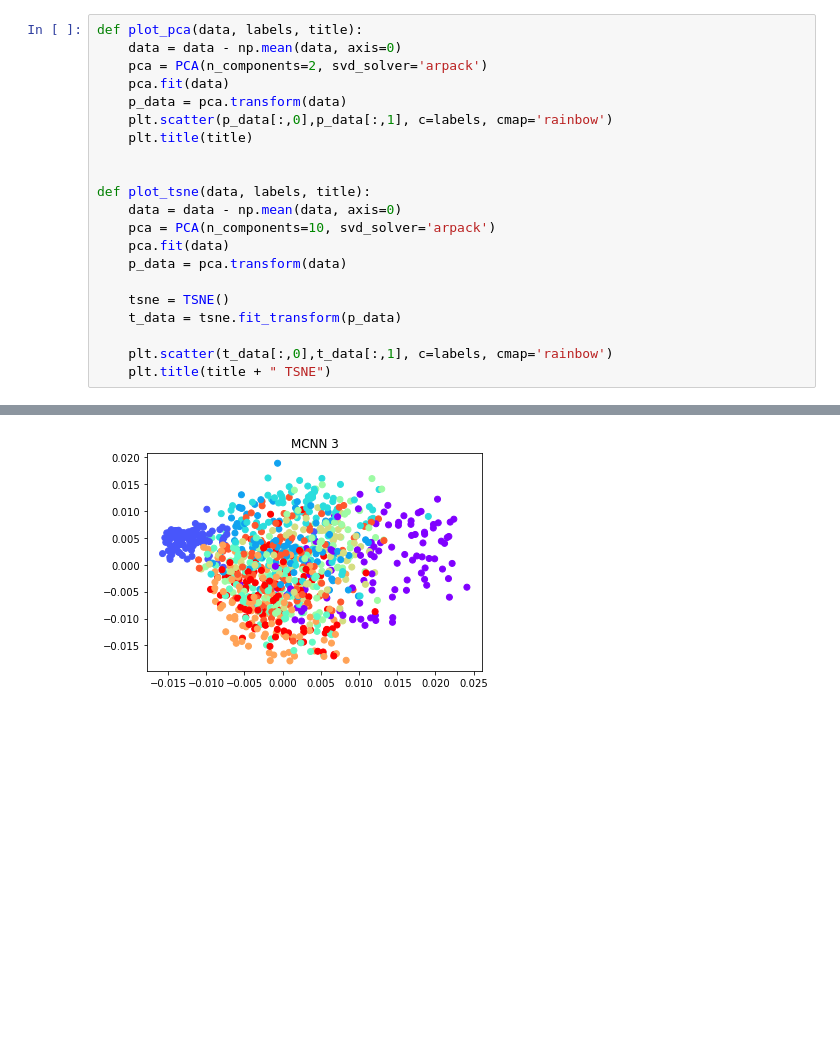
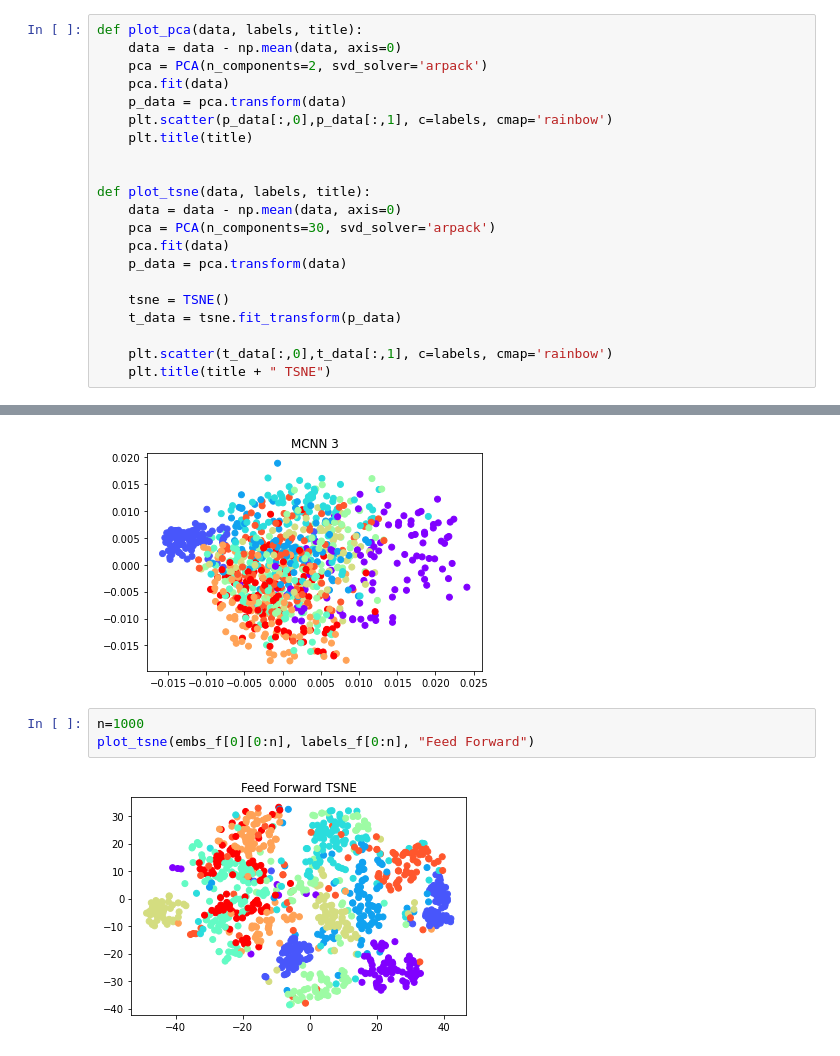
Before and after one commit to seanjaffe1/Non-Euclidean_Mon_Op_Net, a Jupyter notebook: embeddings.ipynb, the cells around one changed output, grey strips where cells are left out. Drawn from its saved outputs; the diff is of its cells as text; blank space fills up the shorter version.

```diff
--- a/embeddings.ipynb
+++ b/embeddings.ipynb
@@ -172,7 +172,7 @@ def plot_pca(data, labels, title):
 
 def plot_tsne(data, labels, title):
     data = data - np.mean(data, axis=0)
-    pca = PCA(n_components=10, svd_solver='arpack')
+    pca = PCA(n_components=30, svd_solver='arpack')
     pca.fit(data)
     p_data = pca.transform(data)
 
@@ -209,3 +205,8 @@ plot_pca(embs_m2[1][0:1000], labels_m2[0:1000], "MCNN 2")
 plot_pca(embs_m2[2][0:1000], labels_m2[0:1000], "MCNN 3")
 # %% [output]
 [figure]
+# %%
+n=1000
+plot_tsne(embs_f[0][0:n], labels_f[0:n], "Feed Forward")
+# %% [output]
+[figure, added]
```
Also changed, not shown: parts of 6 cells of this notebook.
